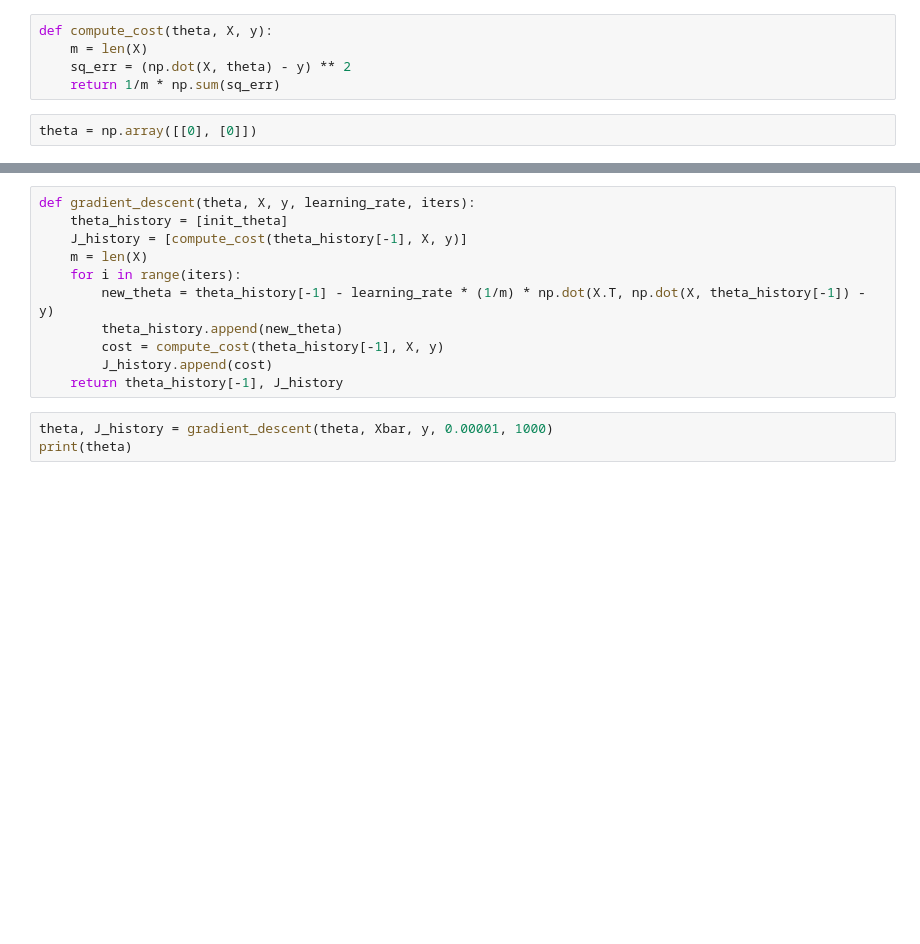
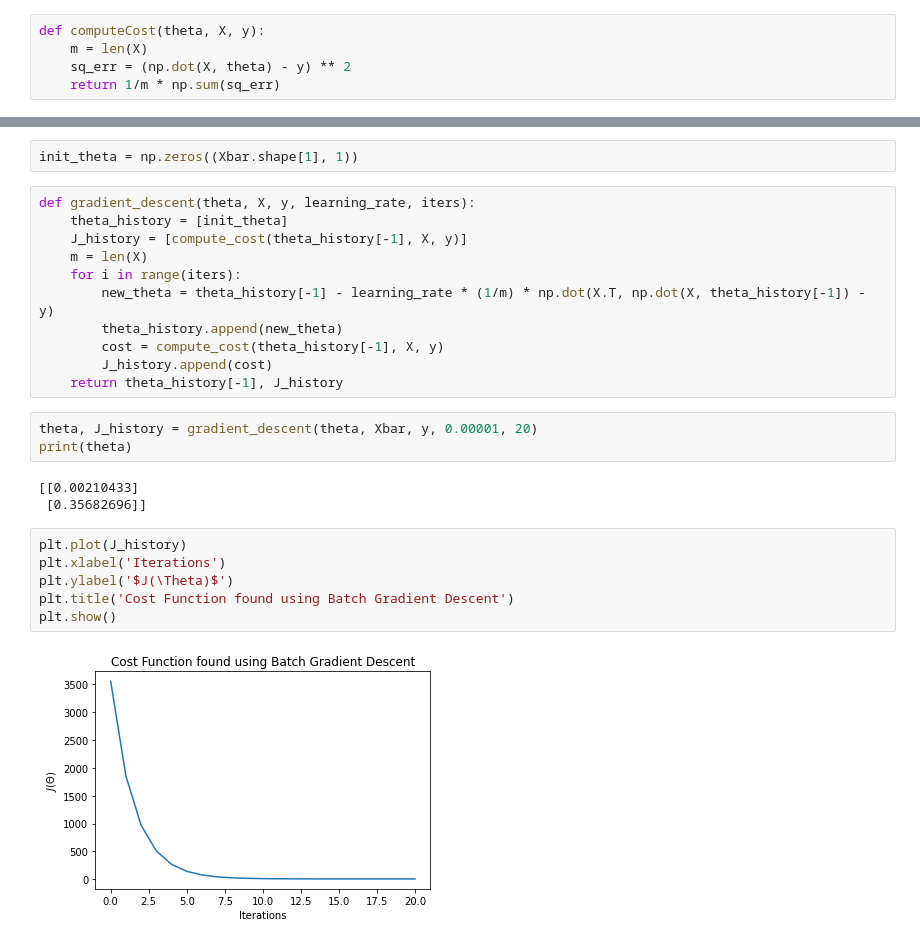
Before and after one commit to phuonghau98/ml_kitchen, a Jupyter notebook: regression/heightweight_gd.ipynb, the cells around one changed output, grey strips where cells are left out. Saved outputs shown, nothing was run; the diff lists cells and outputs as text; blank space fills up the shorter version.

```diff
--- a/regression/heightweight_gd.ipynb
+++ b/regression/heightweight_gd.ipynb
@@ -14,9 +14,7 @@ plt.show()
 # %%
 Xbar = np.concatenate((np.ones((X.shape[0], 1)), X), axis=1)
 # %%
-def compute_cost(theta, X, y):
+def computeCost(theta, X, y):
     m = len(X)
     sq_err = (np.dot(X, theta) - y) ** 2
     return 1/m * np.sum(sq_err)
-# %%
-theta = np.array([[0], [0]])
@@ -27,3 +21,5 @@ ValueError: shapes (13,1) and (13,2) not aligned: 1 (dim 1) != 13 (dim 0)
+# %%
+init_theta = np.zeros((Xbar.shape[1], 1))
 # %%
 def gradient_descent(theta, X, y, learning_rate, iters):
     theta_history = [init_theta]
@@ -36,8 +32,19 @@ def gradient_descent(theta, X, y, learning_rate, iters):
         J_history.append(cost)
     return theta_history[-1], J_history
 # %%
-theta, J_history = gradient_descent(theta, Xbar, y, 0.00001, 1000)
+theta, J_history = gradient_descent(theta, Xbar, y, 0.00001, 20)
 print(theta)
+# %% [output]
+[[0.00210433]
+ [0.35682696]]
+# %%
+plt.plot(J_history)
+plt.xlabel('Iterations')
+plt.ylabel('$J(\Theta)$')
+plt.title('Cost Function found using Batch Gradient Descent')
+plt.show()
+# %% [output]
+[figure, added]
 # %%
 x0 = np.linspace(140, 190, 2)
 y0 = theta[0][0] + theta[1][0] * x0
```
Also changed, not shown: parts of 3 cells of this notebook, 1 other file.
